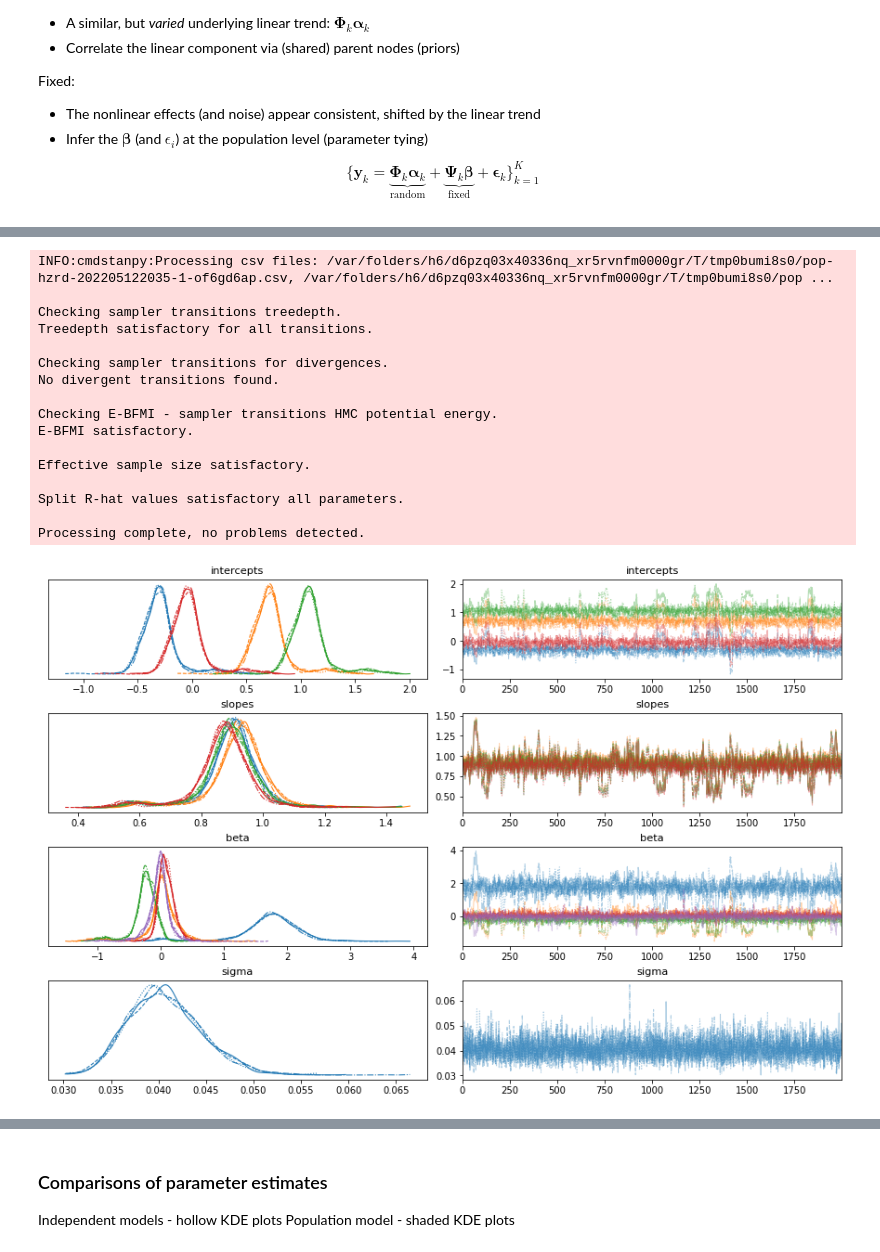
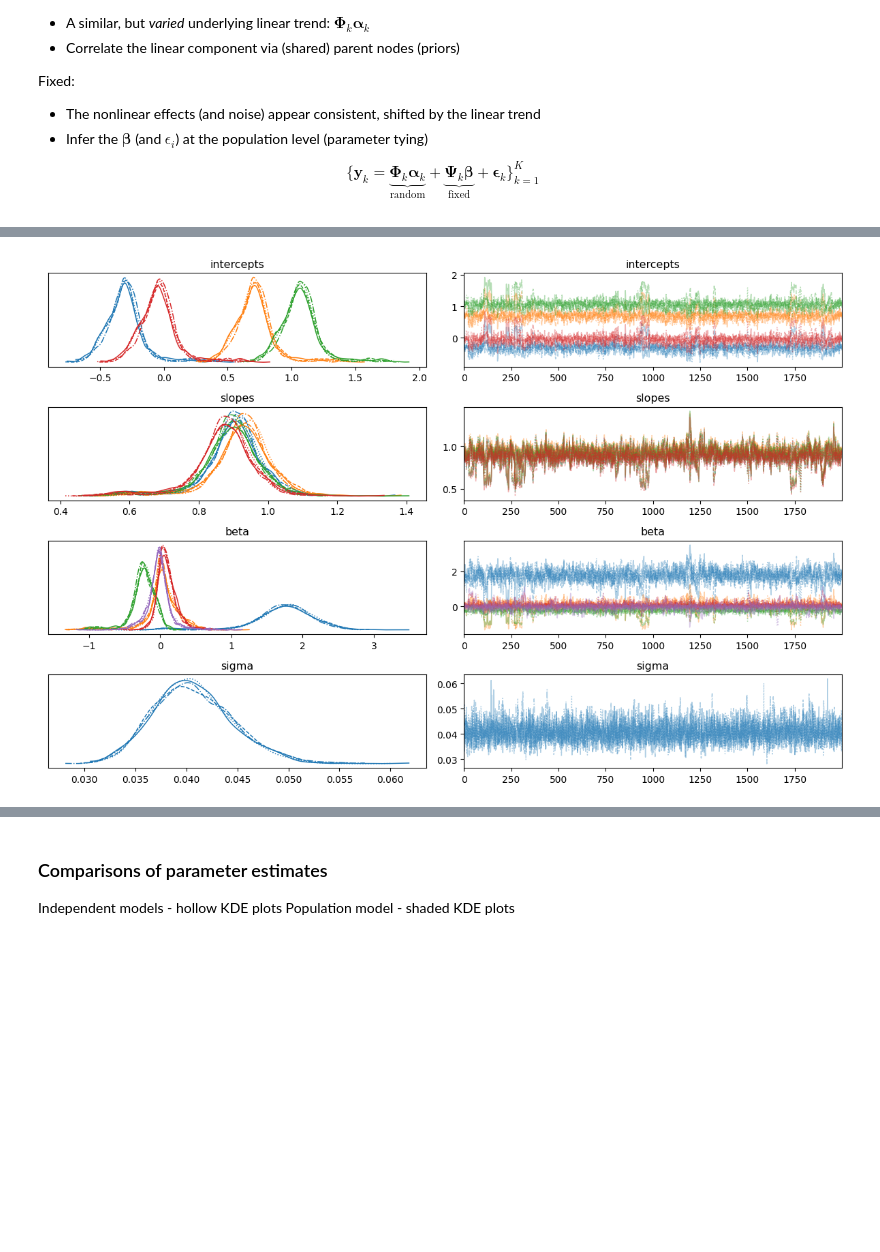
Before and after one commit to labull/EngineeringPatternRecognition, a Jupyter notebook: Knowledge-transfer-in-engineering-fleets.ipynb, the cells around one changed output, grey strips where cells are left out. Drawn from its saved outputs; the diff is of its cells as text; code cells hidden in the pictures; blank space fills up the shorter version.

```diff
--- a/Knowledge-transfer-in-engineering-fleets.ipynb
+++ b/Knowledge-transfer-in-engineering-fleets.ipynb
@@ -2,6 +2,7 @@
 import numpy as np
 import matplotlib.pyplot as plt
 import cmdstanpy as cs
+cs.set_cmdstan_path('/Users/lawrencebull/cmdstan')
 from EPR.utils import uniBspline
 from EPR.density_estimation import Gompertz
 import arviz as az
@@ -14,5 +15,3 @@ def PhiDM(x):
     return np.column_stack([np.ones_like(x), x])
 def PsiDM(x, splines):
     return np.column_stack([spline(x) for spline in splines])
-# ATI glossy
-Image(filename=join('figures','ati-glossy.png'))
@@ -391,29 +360,14 @@ INFO:cmdstanpy:finish chain 3
 # %%
 # summary/diagnosis
 _ = popReg.diagnose()
 # save vars / check traces
 theta_p = popReg.stan_variables()
 splRegAZ = az.from_cmdstanpy(popReg)
-az.plot_trace(splRegAZ, var_names=['intercepts', 'slopes', 'beta', 'sigma'])
+az.plot_trace(splRegAZ, var_names=['intercepts', 'slopes', 'beta', 'sigma'], compact=True)
+plt.tight_layout()
 plt.show(block=False)
 # %% [output]
-INFO:cmdstanpy:Processing csv files: /var/folders/h6/d6pzq03x40336nq_xr5rvnfm0000gr/T/tmp0bumi8s0/pop-hzrd-202205122035-1-of6gd6ap.csv, /var/folders/h6/d6pzq03x40336nq_xr5rvnfm0000gr/T/tmp0bumi8s0/pop ...
-
-Checking sampler transitions treedepth.
-Treedepth satisfactory for all transitions.
-
-Checking sampler transitions for divergences.
-No divergent transitions found.
-
-Checking E-BFMI - sampler transitions HMC potential energy.
-E-BFMI satisfactory.
-
-Effective sample size satisfactory.
-
-Split R-hat values satisfactory all parameters.
-
-Processing complete, no problems detected.
-[figure, old version]
+[figure, new version]
 # %%
 # plot predictive
 plt.figure(figsize=(5, 5))
```
Also changed, not shown: parts of 18 cells of this notebook, 1 other file.
